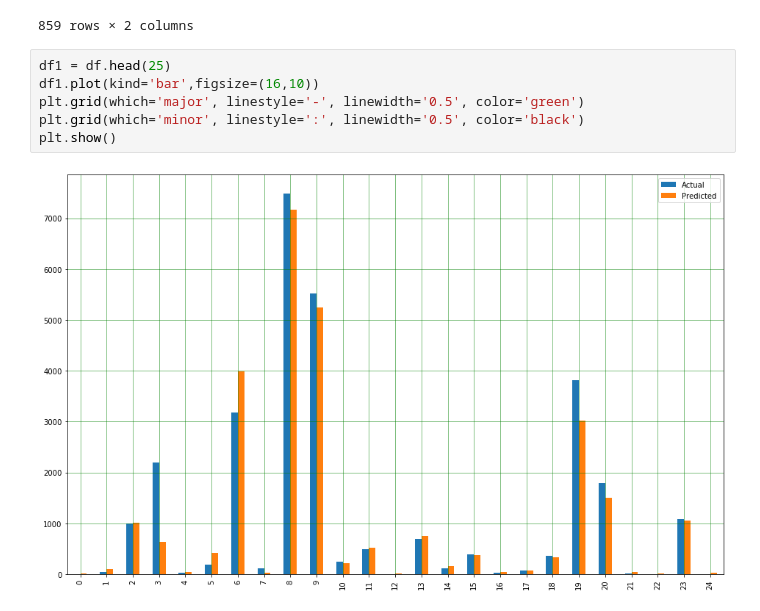
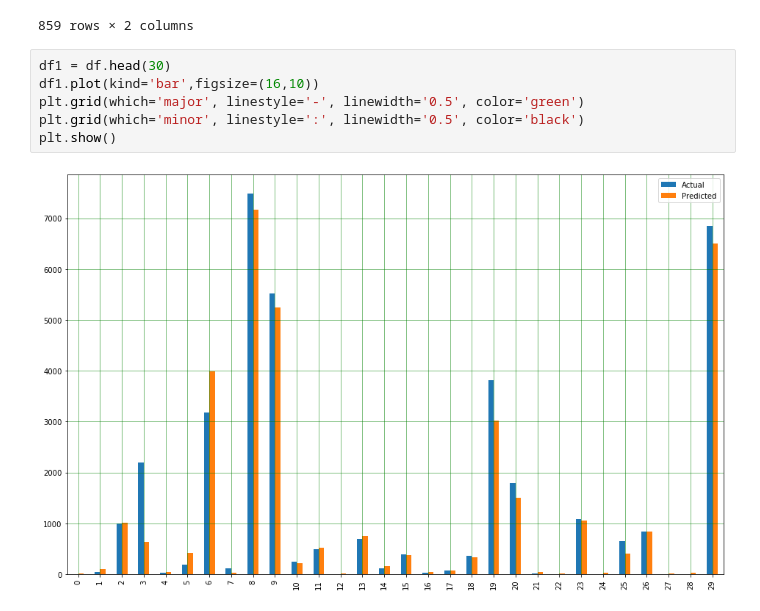
Before and after one commit to matheus-yaml/twitter-colector, a Jupyter notebook: notebook/tweets-predict.ipynb, the cells around one changed output. Saved outputs shown, nothing was run; the diff lists cells and outputs as text.

```diff
--- a/notebook/tweets-predict.ipynb
+++ b/notebook/tweets-predict.ipynb
@@ -157,10 +157,10 @@ df
 | 858 | 3045 | 2126.490568 |
 859 rows × 2 columns
 # %%
-df1 = df.head(25)
+df1 = df.head(30)
 df1.plot(kind='bar',figsize=(16,10))
 plt.grid(which='major', linestyle='-', linewidth='0.5', color='green')
 plt.grid(which='minor', linestyle=':', linewidth='0.5', color='black')
 plt.show()
 # %% [output]
-[figure, old version]
+[figure, new version]
```
Also changed, not shown: 5 other files.
